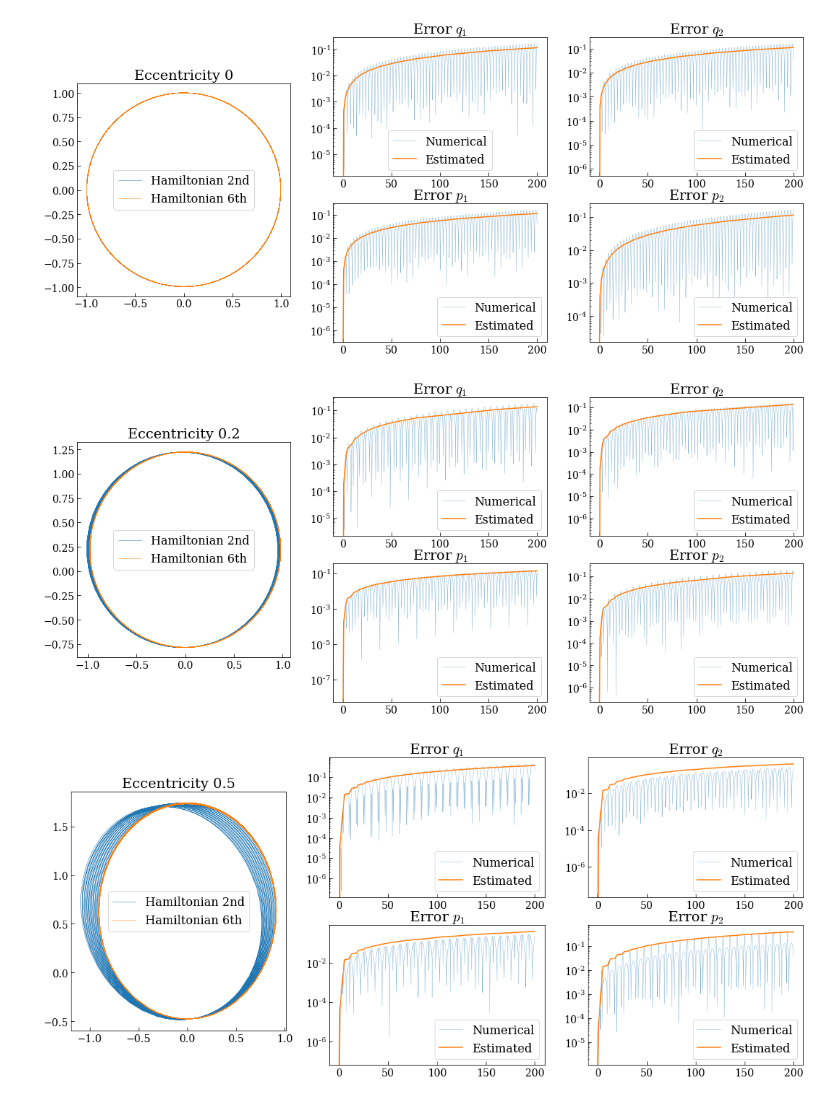
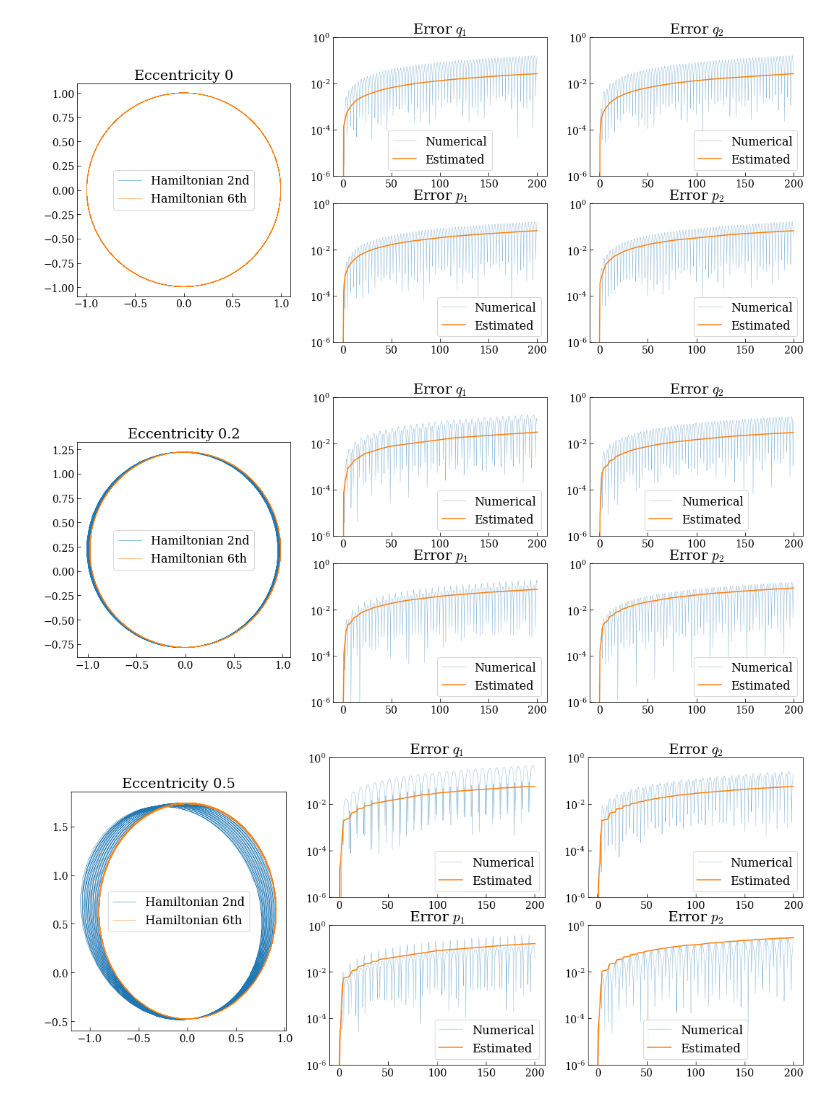
Before and after one commit to mseri/contact-integrators, a Jupyter notebook: The Time-Perturbed Kepler model -- Error Analysis.ipynb, the cells around one changed output. Cells and saved outputs as stored; diff of their text form; code cells hidden in the pictures.

Commit message:
Use local bounds
Signed-off-by: Marcello Seri <marcello.seri@gmail.com>

```diff
--- a/The Time-Perturbed Kepler model -- Error Analysis.ipynb
+++ b/The Time-Perturbed Kepler model -- Error Analysis.ipynb
@@ -54,19 +54,19 @@ init_ecc = lambda e: [np.array([1.0 - e, 0.0]), np.array([0.0, np.sqrt((1+e)/(1-
 init = init_ecc(e)
 # %%
 def upper_error_bound1(t, q1, q2, p1, p2, dt, a, o):
-    return dt**3*(4*p1*q1**2 + 6*p2*q1*q2 - 2*p1*q2**2 - 2*a*o*p1*(q1**2 + q2**2)**2.5*np.cos(o*t) + 2*a*(q1**2 + q2**2)*np.sin(o*t)*(q1 + a*p1*(q1**2 + q2**2)**1.5*np.sin(o*t)))/(24.*(q1**2 + q2**2)**2.5)
+    return np.abs(dt**3*(4*p1*q1**2 + 6*p2*q1*q2 - 2*p1*q2**2 - 2*a*o*p1*(q1**2 + q2**2)**2.5*np.cos(o*t) + 2*a*(q1**2 + q2**2)*np.sin(o*t)*(q1 + a*p1*(q1**2 + q2**2)**1.5*np.sin(o*t)))/(24.*(q1**2 + q2**2)**2.5))
 
 def upper_error_bound2(t, q1, q2, p1, p2, dt, a, o):
-    return dt**3*(-2*p2*q1**2 + 6*p1*q1*q2 + 4*p2*q2**2 - 2*a*o*p2*(q1**2 + q2**2)**2.5*np.cos(o*t) + 2*a*(q1**2 + q2**2)*np.sin(o*t)*(q2 + a*p2*(q1**2 + q2**2)**1.5*np.sin(o*t)))/(24.*(q1**2 + q2**2)**2.5)
+    return np.abs(dt**3*(-2*p2*q1**2 + 6*p1*q1*q2 + 4*p2*q2**2 - 2*a*o*p2*(q1**2 + q2**2)**2.5*np.cos(o*t) + 2*a*(q1**2 + q2**2)*np.sin(o*t)*(q2 + a*p2*(q1**2 + q2**2)**1.5*np.sin(o*t)))/(24.*(q1**2 + q2**2)**2.5))
 
 def upper_error_boundp1(t, q1, q2, p1, p2, dt, a, o):
-    return dt**3*(-3*p2**2*q1*(q1**2 - 4*q2**2) - 6*p1*p2*q2*(-4*q1**2 + q2**2) + 8*q1*np.sqrt(q1**2 + q2**2) + p1**2*(6*q1**3 - 9*q1*q2**2) - a*(q1**2 + q2**2)*(2*o*q1*(q1**2 + q2**2)*np.cos(o*t) + np.sin(o*t)*(-6*p2*q1*q2 + p1*(2*q2**2 + o**2*q1**4*np.sqrt(q1**2 + q2**2) + o**2*q2**4*np.sqrt(q1**2 + q2**2) + 2*q1**2*(-2 + o**2*q2**2*np.sqrt(q1**2 + q2**2))) + 2*a*q1*(q1**2 + q2**2)*np.sin(o*t))))/(24.*(q1**2 + q2**2)**3.5)
+    return np.abs(dt**3*(-3*p2**2*q1*(q1**2 - 4*q2**2) - 6*p1*p2*q2*(-4*q1**2 + q2**2) + 8*q1*np.sqrt(q1**2 + q2**2) + p1**2*(6*q1**3 - 9*q1*q2**2) - a*(q1**2 + q2**2)*(2*o*q1*(q1**2 + q2**2)*np.cos(o*t) + np.sin(o*t)*(-6*p2*q1*q2 + p1*(2*q2**2 + o**2*q1**4*np.sqrt(q1**2 + q2**2) + o**2*q2**4*np.sqrt(q1**2 + q2**2) + 2*q1**2*(-2 + o**2*q2**2*np.sqrt(q1**2 + q2**2))) + 2*a*q1*(q1**2 + q2**2)*np.sin(o*t))))/(24.*(q1**2 + q2**2)**3.5))
 
 def upper_error_boundp2(t, q1, q2, p1, p2, dt, a, o):
-    return dt**3*(-6*p1*p2*q1*(q1**2 - 4*q2**2) - 3*p1**2*q2*(-4*q1**2 + q2**2) + 8*q2*np.sqrt(q1**2 + q2**2) + p2**2*q2*(-9*q1**2 + 6*q2**2) - a*(q1**2 + q2**2)*(2*o*q2*(q1**2 + q2**2)*np.cos(o*t) + np.sin(o*t)*(-6*p1*q1*q2 + p2*(-4*q2**2 + o**2*q1**4*np.sqrt(q1**2 + q2**2) + o**2*q2**4*np.sqrt(q1**2 + q2**2) + 2*q1**2*(1 + o**2*q2**2*np.sqrt(q1**2 + q2**2))) + 2*a*q2*(q1**2 + q2**2)*np.sin(o*t))))/(24.*(q1**2 + q2**2)**3.5)
+    return np.abs(dt**3*(-6*p1*p2*q1*(q1**2 - 4*q2**2) - 3*p1**2*q2*(-4*q1**2 + q2**2) + 8*q2*np.sqrt(q1**2 + q2**2) + p2**2*q2*(-9*q1**2 + 6*q2**2) - a*(q1**2 + q2**2)*(2*o*q2*(q1**2 + q2**2)*np.cos(o*t) + np.sin(o*t)*(-6*p1*q1*q2 + p2*(-4*q2**2 + o**2*q1**4*np.sqrt(q1**2 + q2**2) + o**2*q2**4*np.sqrt(q1**2 + q2**2) + 2*q1**2*(1 + o**2*q2**2*np.sqrt(q1**2 + q2**2))) + 2*a*q2*(q1**2 + q2**2)*np.sin(o*t))))/(24.*(q1**2 + q2**2)**3.5))
 
 def upper_error_bounds(t, q1, q2, p1, p2, s, dt, a, o):
-    return dt**3*(6*p1*p2*q1*q2 - p2**2*(q1**2 - 2*q2**2) + p1**2*(2*q1**2 - q2**2) - 2*np.sqrt(q1**2 + q2**2) + a*(q1**2 + q2**2)**2*(o*(2 - (p1**2 + p2**2)*np.sqrt(q1**2 + q2**2))*np.cos(o*t) + np.sin(o*t)*(-(o**2*np.sqrt(q1**2 + q2**2)*s) + a*(2 + (p1**2 + p2**2)*np.sqrt(q1**2 + q2**2))*np.sin(o*t))))/(24.*(q1**2 + q2**2)**2.5)
+    return np.abs(dt**3*(6*p1*p2*q1*q2 - p2**2*(q1**2 - 2*q2**2) + p1**2*(2*q1**2 - q2**2) - 2*np.sqrt(q1**2 + q2**2) + a*(q1**2 + q2**2)**2*(o*(2 - (p1**2 + p2**2)*np.sqrt(q1**2 + q2**2))*np.cos(o*t) + np.sin(o*t)*(-(o**2*np.sqrt(q1**2 + q2**2)*s) + a*(2 + (p1**2 + p2**2)*np.sqrt(q1**2 + q2**2))*np.sin(o*t))))/(24.*(q1**2 + q2**2)**2.5))
 
 total_error_bound = lambda t, q1, q2, p1, p2, s, dt, a, o: np.linalg.norm([upper_error_bound1(t, q1, q2, p1, p2, dt, a, o), upper_error_bound2(t, q1, q2, p1, p2, dt, a, o), upper_error_boundp1(t, q1, q2, p1, p2, dt, a, o), upper_error_boundp2(t, q1, q2, p1, p2, dt, a, o)])
 # %%
@@ -78,10 +78,10 @@ tf = 200
 eccentricities = [0, 0.2, 0.5]
 tspan = np.arange(0.0, tf, dt)
 
-errq1 = lambda t,q1,q2,p1,p2,s: total_error_bound(t,q1,q2,p1,p2,s,dt,a,theta)
-errq2 = lambda t,q1,q2,p1,p2,s: total_error_bound(t,q1,q2,p1,p2,s,dt,a,theta)
-errp1 = lambda t,q1,q2,p1,p2,s: total_error_bound(t,q1,q2,p1,p2,s,dt,a,theta)
-errp2 = lambda t,q1,q2,p1,p2,s: total_error_bound(t,q1,q2,p1,p2,s,dt,a,theta)
+errq1 = lambda t,q1,q2,p1,p2,s: upper_error_bound1(t,q1,q2,p1,p2,dt,a,theta)
+errq2 = lambda t,q1,q2,p1,p2,s: upper_error_bound2(t,q1,q2,p1,p2,dt,a,theta)
+errp1 = lambda t,q1,q2,p1,p2,s: upper_error_boundp1(t,q1,q2,p1,p2,dt,a,theta)
+errp2 = lambda t,q1,q2,p1,p2,s: upper_error_boundp2(t,q1,q2,p1,p2,dt,a,theta)
 
 err = np.empty([len(tspan),4], dtype=np.float64)
 
@@ -116,38 +116,42 @@ for i,e in enumerate(eccentricities):
          label="Estimated")
     # ax.fill_between(tspan, q1err-cumerr, q1err+cumerr, alpha=0.1, color="orange")
     ax.set_yscale('log')
+    ax.set_ylim((1e-6,1e0))
     ax.legend()
 
     ax = fig.add_subplot(gs[0,2])
     ax.set_title("Error $q_2$")
     ax.plot(tspan, err[:,3], linewidth=0.5, alpha=0.5, label="Numerical")
     q2err = pad_and_cumsum([errq2(t,q1,q2,p1,p2,s) for t,q1,q2,p1,p2,s in zip(tspan,sol[:,1,0],sol[:,1,1],sol[:,0,0],sol[:,0,1],sols)])
     ax.plot(tspan, q2err, label="Estimated")
     # ax.fill_between(tspan, q2err-cumerr, q2err+cumerr, alpha=0.1, color="orange")
     ax.set_yscale('log')
+    ax.set_ylim((1e-6,1e0))
     ax.legend()
 
     ax = fig.add_subplot(gs[1,1])
     ax.set_title("Error $p_1$")
-    ax.plot(tspan, err[:,0], linewidth=0.5, alpha=0.5, label="Numerical")
+    ax.plot(tspan, err[:,1], linewidth=0.5, alpha=0.5, label="Numerical")
     p1err = pad_and_cumsum([errp1(t,q1,q2,p1,p2,s) for t,q1,q2,p1,p2,s in zip(tspan,sol[:,1,0],sol[:,1,1],sol[:,0,0],sol[:,0,1],sols)])
     ax.plot(tspan, p1err, label="Estimated")
     # ax.fill_between(tspan, p1err-cumerr, p1err+cumerr, alpha=0.1, color="orange")
     ax.set_yscale('log')
+    ax.set_ylim((1e-6,1e0))
     ax.legend()
 
     ax = fig.add_subplot(gs[1,2])
     ax.set_title("Error $p_2$")
-    ax.plot(tspan, err[:,1], linewidth=0.5, alpha=0.5, label="Numerical")
+    ax.plot(tspan, err[:,0], linewidth=0.5, alpha=0.5, label="Numerical")
     p2err = pad_and_cumsum([errp2(t,q1,q2,p1,p2,s) for t,q1,q2,p1,p2,s in zip(tspan,sol[:,1,0],sol[:,1,1],sol[:,0,0],sol[:,0,1],sols)])
     ax.plot(tspan, p2err, label="Estimated")
     # ax.fill_between(tspan, p2err-cumerr, p2err+cumerr, alpha=0.1, color="orange")
     ax.set_yscale('log')
+    ax.set_ylim((1e-6,1e0))
     ax.legend()
 
     plt.show()
 # %% [output]
-[figure, old version]
+[figure, new version]
-[figure, old version]
+[figure, new version]
-[figure, old version]
+[figure, new version]
 # %%
```
Also changed, not shown: parts of 1 cell of this notebook, 1 other file.
